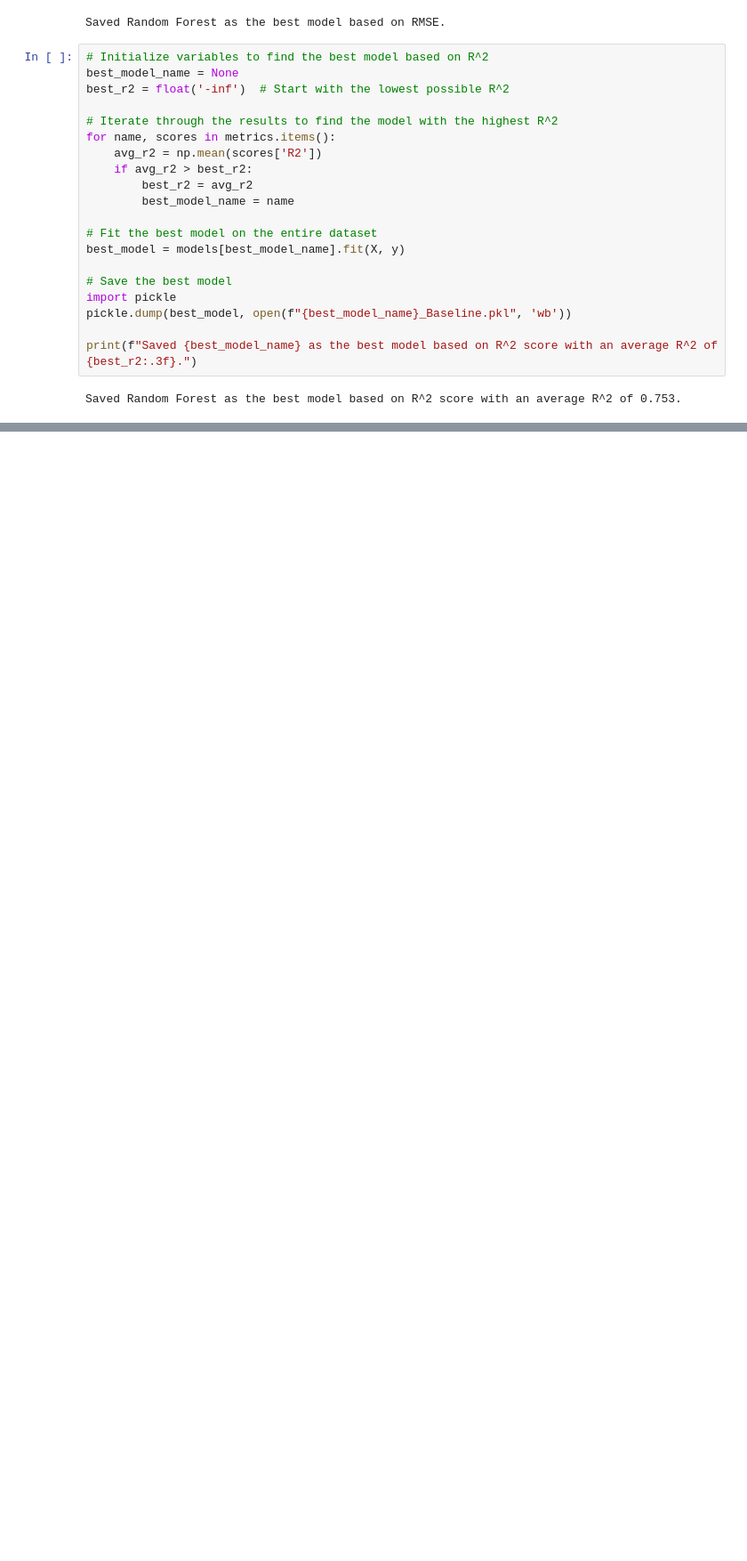
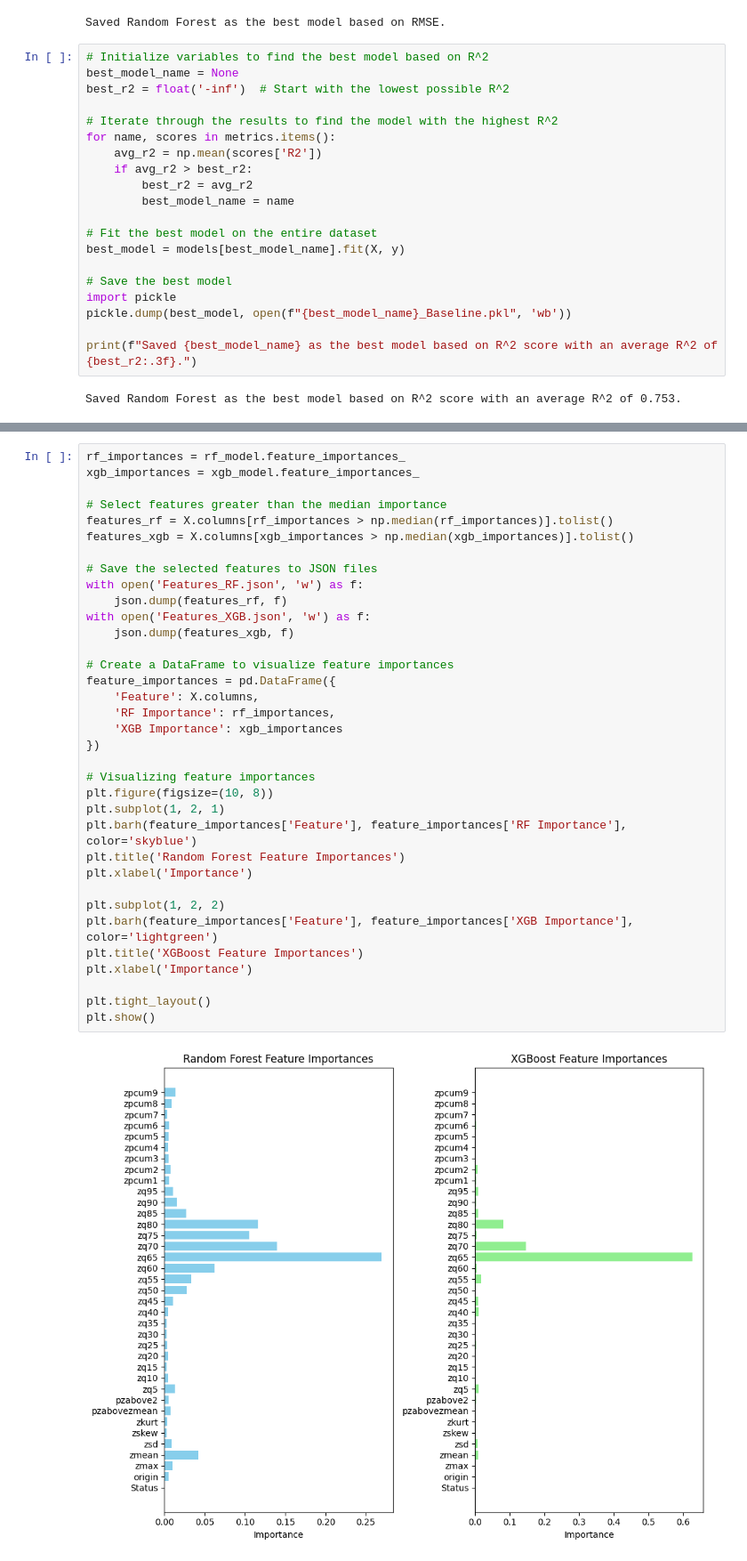
Before and after one commit to Kushaljp/biomass_prediction, a Jupyter notebook: Week 1/WeekN.ipynb, the cells around one changed output, grey strips where cells are left out. Shown: that part at 89% size. Cells and saved outputs as stored; diff of their text form; blank space fills up the shorter version.

Commit message:
feature importance and feature elimination with cross validation

```diff
--- a/Week 1/WeekN.ipynb
+++ b/Week 1/WeekN.ipynb
@@ -132,0 +184,37 @@ Saved Random Forest as the best model based on R^2 score with an average R^2 of
+# %%
+rf_importances = rf_model.feature_importances_
+xgb_importances = xgb_model.feature_importances_
+
+# Select features greater than the median importance
+features_rf = X.columns[rf_importances > np.median(rf_importances)].tolist()
+features_xgb = X.columns[xgb_importances > np.median(xgb_importances)].tolist()
+
+# Save the selected features to JSON files
+with open('Features_RF.json', 'w') as f:
+    json.dump(features_rf, f)
+with open('Features_XGB.json', 'w') as f:
+    json.dump(features_xgb, f)
+
+# Create a DataFrame to visualize feature importances
+feature_importances = pd.DataFrame({
+    'Feature': X.columns,
+    'RF Importance': rf_importances,
+    'XGB Importance': xgb_importances
+})
+
+# Visualizing feature importances
+plt.figure(figsize=(10, 8))
+plt.subplot(1, 2, 1)
+plt.barh(feature_importances['Feature'], feature_importances['RF Importance'], color='skyblue')
+plt.title('Random Forest Feature Importances')
+plt.xlabel('Importance')
+
+plt.subplot(1, 2, 2)
+plt.barh(feature_importances['Feature'], feature_importances['XGB Importance'], color='lightgreen')
+plt.title('XGBoost Feature Importances')
+plt.xlabel('Importance')
+
+plt.tight_layout()
+plt.show()
+# %% [output]
+[figure, added]
```
Also changed, not shown: parts of 12 cells of this notebook, 30 other files.
